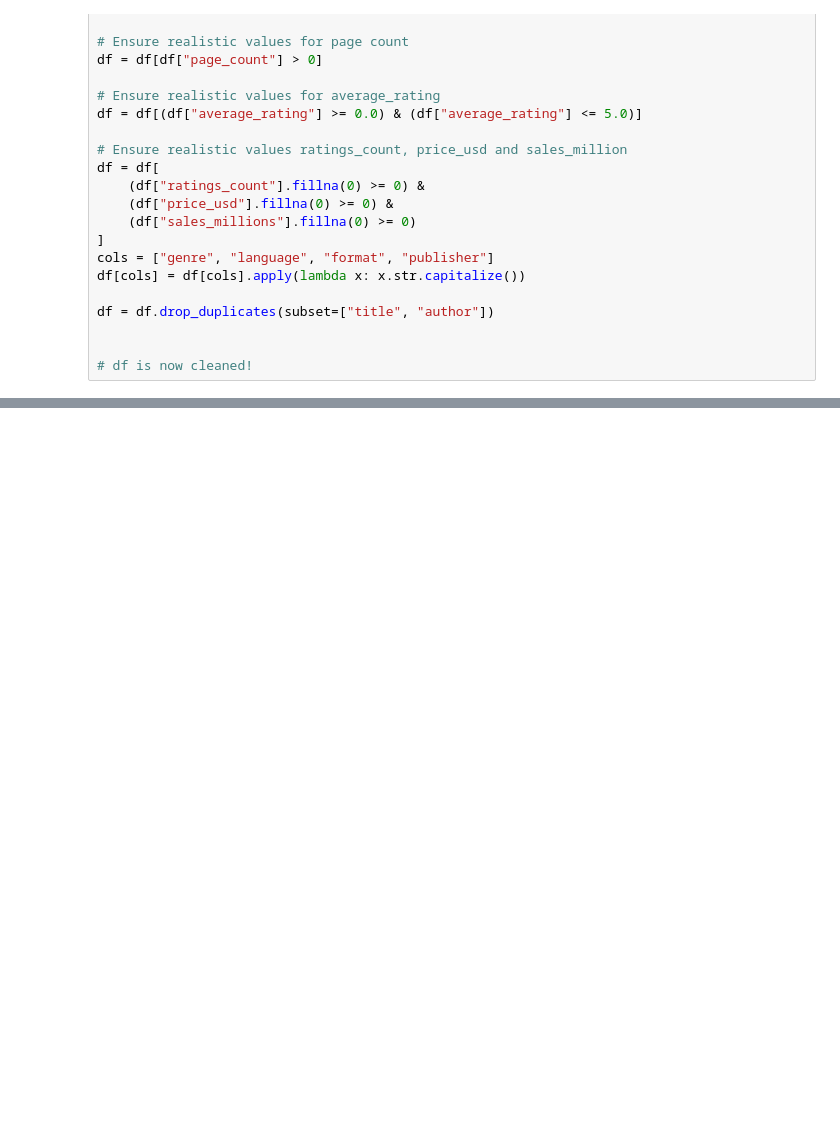
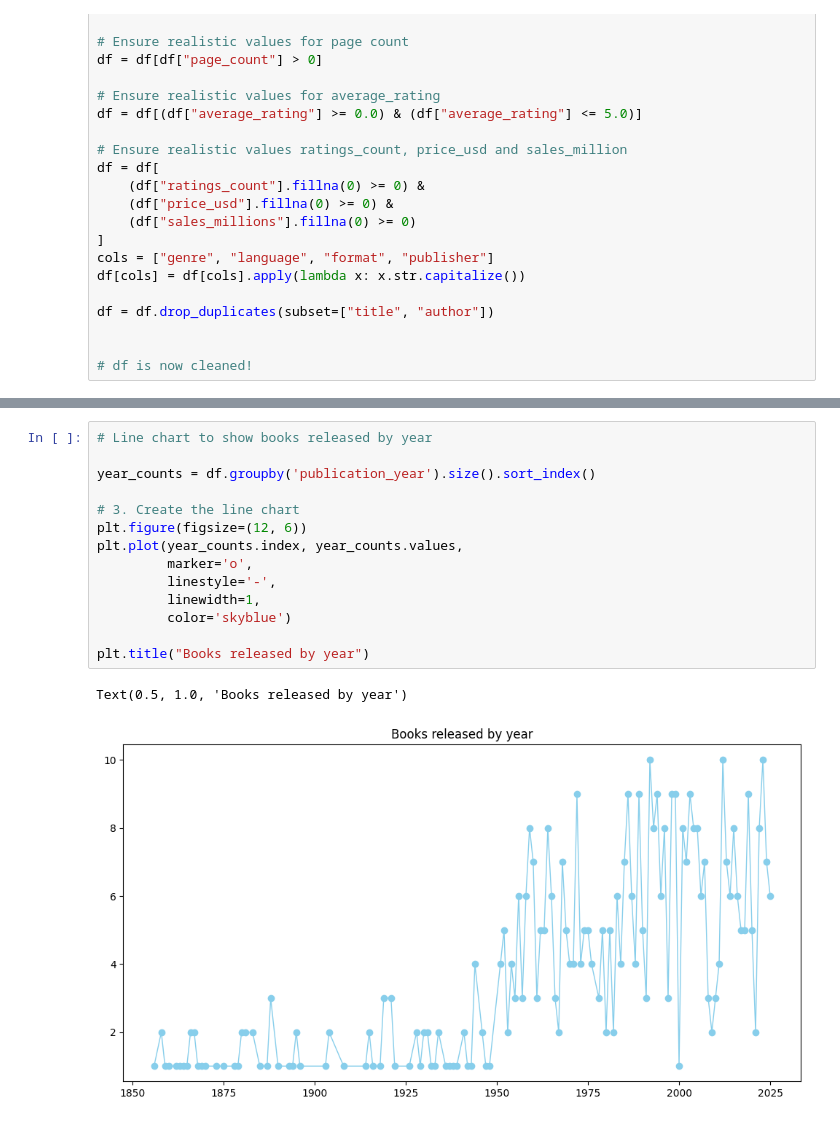
Before and after one commit to amitd8464/my_python_solid_app_amit, a Jupyter notebook: pandas_challenge_jan28.ipynb, the cells around one changed output, grey strips where cells are left out. Drawn from its saved outputs; the diff is of its cells as text; blank space fills up the shorter version.

```diff
--- a/pandas_challenge_jan28.ipynb
+++ b/pandas_challenge_jan28.ipynb
@@ -100,0 +103,17 @@ plt.show()
+# %%
+# Line chart to show books released by year
+
+year_counts = df.groupby('publication_year').size().sort_index()
+
+# 3. Create the line chart
+plt.figure(figsize=(12, 6))
+plt.plot(year_counts.index, year_counts.values,
+         marker='o',
+         linestyle='-',
+         linewidth=1,
+         color='skyblue')
+
+plt.title("Books released by year")
+# %% [output]
+Text(0.5, 1.0, 'Books released by year')
+[figure, added]
```
Also changed, not shown: parts of 4 cells of this notebook, 2 other files.
